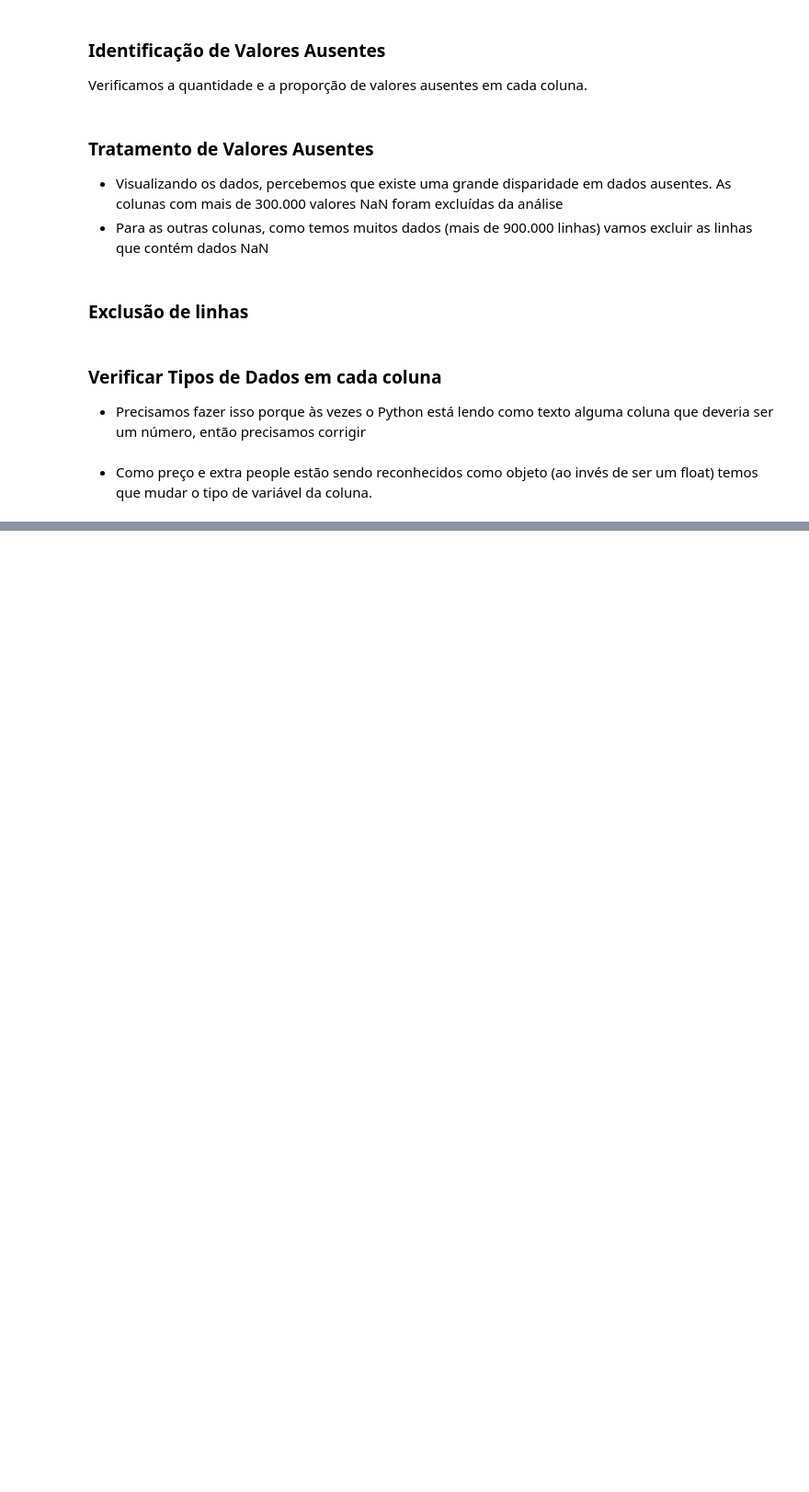
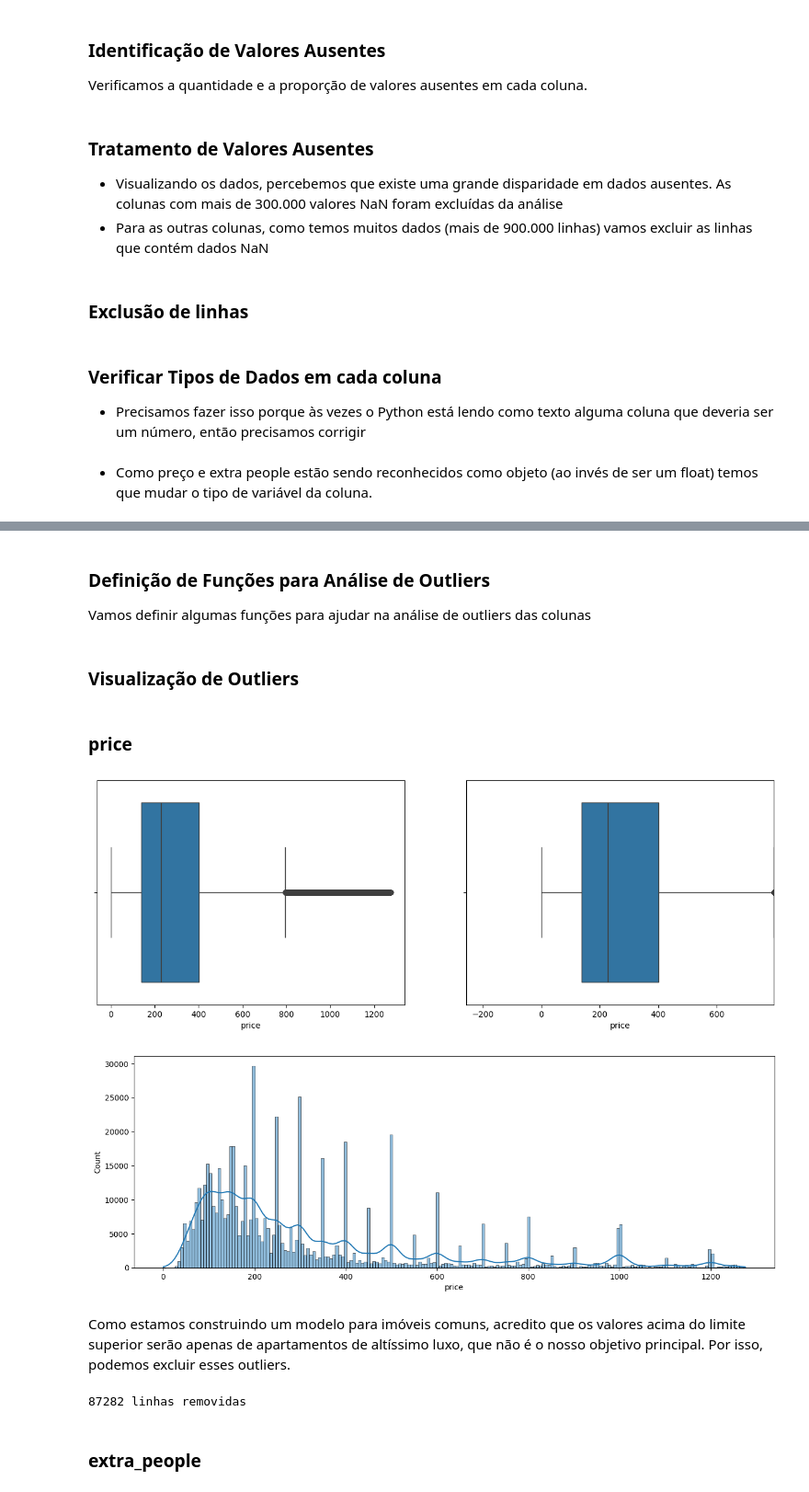
Before and after one commit to Douglas-Lucarelli/airbnb_rio, a Jupyter notebook: previsao_airbnb.ipynb, the cells around one changed output, grey strips where cells are left out. Shown: that part at 92% size. Cells and saved outputs as stored; diff of their text form; code cells hidden in the pictures; blank space fills up the shorter version.

Commit message:
feat: análise exploratória + tratamento de outliers

```diff
--- a/previsao_airbnb.ipynb
+++ b/previsao_airbnb.ipynb
@@ -155,0 +175,4 @@ print(base_airbnb.dtypes)
+# %% [markdown]
+### Definição de Funções para Análise de Outliers
+
+Vamos definir algumas funções para ajudar na análise de outliers das colunas
@@ -155,0 +274,17 @@ print(base_airbnb.dtypes)
+# %% [markdown]
+### Visualização de Outliers
+# %% [markdown]
+### price
+# %%
+diagrama_caixa(base_airbnb['price'])
+histograma(base_airbnb['price'])
+# %% [output]
+[figure, added]
+[figure, added]
+# %% [markdown]
+Como estamos construindo um modelo para imóveis comuns, acredito que os valores acima do limite superior serão apenas de apartamentos de altíssimo luxo, que não é o nosso objetivo principal. Por isso, podemos excluir esses outliers.
+# %%
+base_airbnb, linhas_removidas = excluir_outliers(base_airbnb, 'price')
+print('{} linhas removidas'.format(linhas_removidas))
+# %% [output]
+87282 linhas removidas
@@ -155,0 +294,2 @@ print(base_airbnb.dtypes)
+# %% [markdown]
+### extra_people
```
Also changed, not shown: parts of 45 cells of this notebook.
